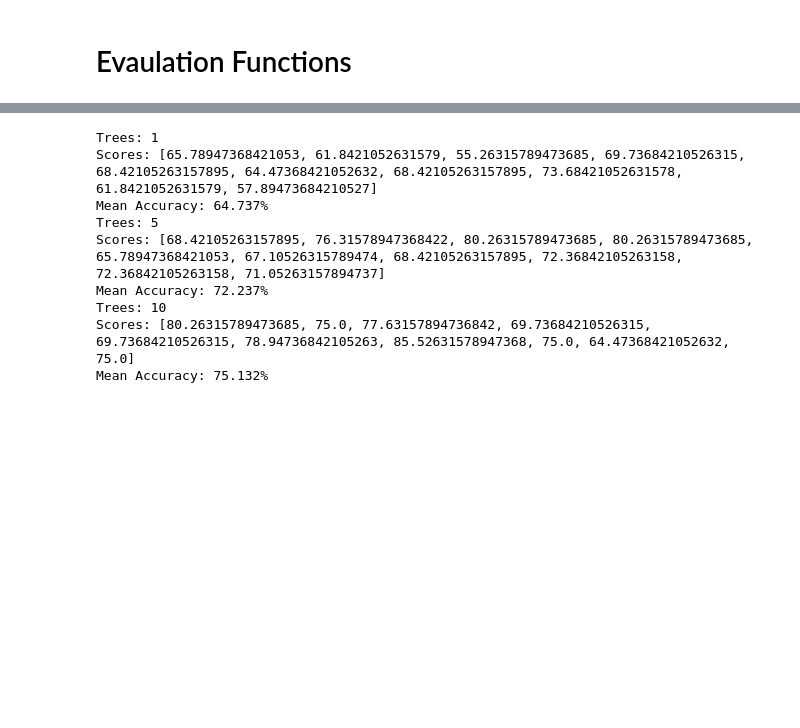
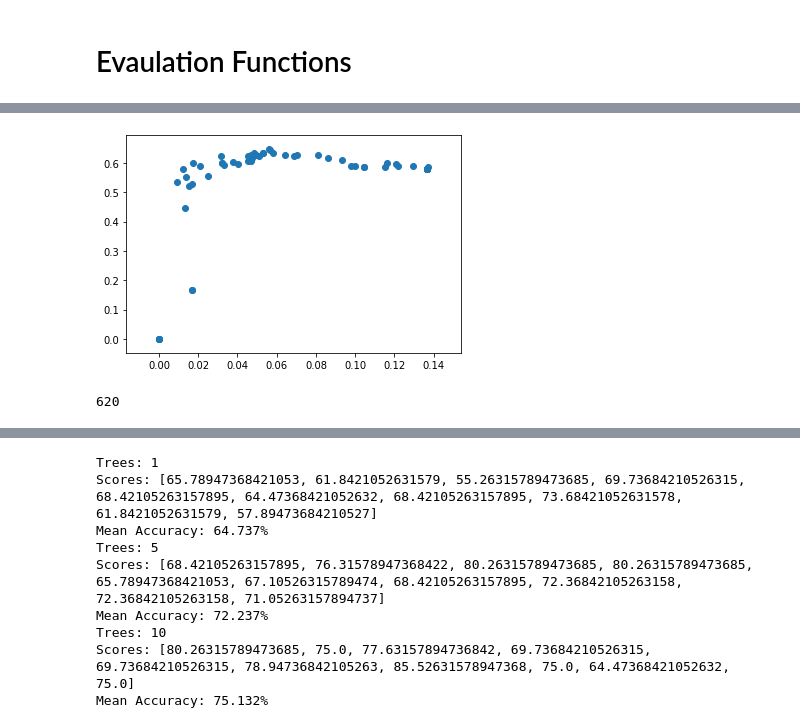
Before and after one commit to denisdunn/biased_random_forest, a Jupyter notebook: OneThreeBio-Copy1.ipynb, the cells around one changed output, grey strips where cells are left out. Saved outputs shown, nothing was run; the diff lists cells and outputs as text; code cells hidden in the pictures; blank space fills up the shorter version.

```diff
--- a/OneThreeBio-Copy1.ipynb
+++ b/OneThreeBio-Copy1.ipynb
@@ -734,0 +930,2 @@ sns.lineplot(x=results[0],y=results[1])
+# %%
+real = new_results[0]
@@ -789,10 +989,9 @@ def final_score(precision,recall,metric):
 # %%
-def specificity(actual,predicted):
-    tn = 0
-    fp = 0
-    for i in range(len(actual)):
-        if actual[i] == 0 and predicted[i] == 0:
-            tn += 1
-        if actual[i] == 0 and predicted[i] == 1:
-            fp +=1
-    return tn/(tn+fp)
+positive = []
+for i in range(len(real)):
+    if actual[i] == 1 and predicted[i] == 1:
+        positive.append(1)
+    elif actual[i] == 0 and predicted[i] == 1:
+        positive.append(0)
+    else:
+        positive.append(3)
@@ -806,0 +1022,41 @@ def accuracy_metric(actual, predicted):
+# %%
+#score = np.array([0.9, 0.8, 0.7, 0.6, 0.55, 0.54, 0.53, 0.52, 0.51, 0.505, 0.4, 0.39, 0.38, 0.37, 0.36, 0.35, 0.34, 0.33, 0.30, 0.1])
+#y = np.array([1,1,0, 1, 1, 1, 0, 0, 1, 0, 1,0, 1, 0, 0, 0, 1 , 0, 1, 0])
+score = scored
+y = positive
+real
+predicted
+# false positive rate 100 - (true negative /(true negative + false positive))
+fpr = []
+# true positive rate / recall true positives / (true positive + false negative)
+tpr = []
+# Iterate thresholds from 0.0, 0.01, ... 1.0
+thresholds = np.arange(0.0, 1.01, .01)
+
+# get number of positive and negative examples in the dataset
+P = sum(y)
+N = len(y) - P
+
+# iterate through all thresholds and determine fraction of true positives
+# and false positives found at this threshold
+#actual_list = []
+#predicted_list = []
+for thresh in thresholds:
+    #actual_list = []
+    #predicted_list = []
+    for i in range(len(score)):
+        if (score[i] >=thresh):
+            actual_list.append(real[i])
+            predicted_list.append(predicted[i])
+    fpr.append(1-specificity(actual_list,predicted_list))
+    tpr.append(recall(actual_list,predicted_list))
+    actual_list = []
+    predicted_list = []
+plt.scatter(fpr, tpr)
+plt.show()
+# %% [output]
+[figure, added]
+# %%
+len(score)
+# %% [output]
+620
```
Also changed, not shown: parts of 82 cells of this notebook.
